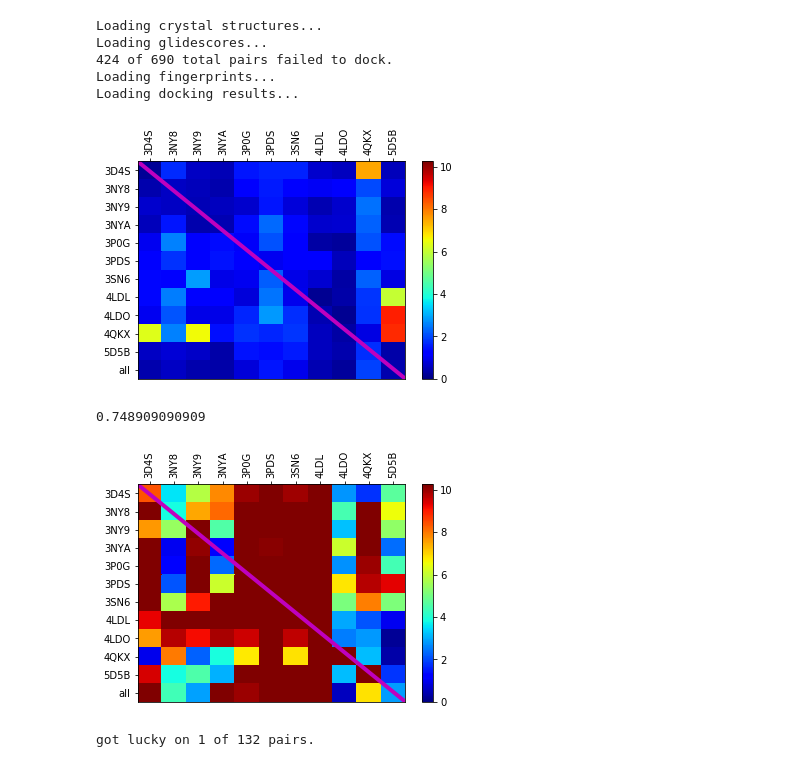
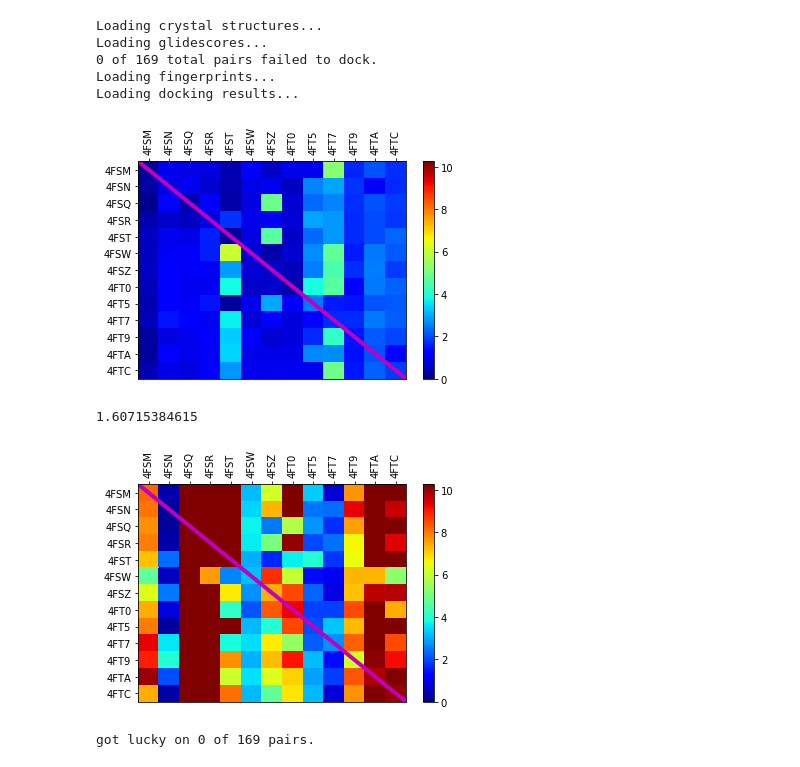
Before and after one commit to orangese/combind_multistruct_benchmarking, a Jupyter notebook: notebooks/main.ipynb, the cells around one changed output. Cells and saved outputs as stored; diff of their text form; code cells hidden in the pictures.

Commit message:
updated notebooks and plotting tools

```diff
--- a/notebooks/main.ipynb
+++ b/notebooks/main.ipynb
@@ -16,5 +17,5 @@ from optimize import Scores
 # %%
-receptor = 'TRMD'#AR B2AR CDK2 CHK1 HSP90 LPXC TRMD
+receptor = 'CHK1'#AR B2AR CDK2 CHK1 HSP90 LPXC TRMD
 
 data_set_dir = '/scratch/PI/rondror/docking_data/'+receptor+'/'
 
@@ -43,45 +44,45 @@ xdocking_fp_dir = data_set_dir + '/ifp/xglide_ifp_2/'
 # %% [output]
 Loading crystal structures...
 Loading glidescores...
-424 of 690 total pairs failed to dock.
+0 of 169 total pairs failed to dock.
 Loading fingerprints...
 Loading docking results...
 # %%
 ## STEP 2:
 ## visualize docking results
 
 # in the heatmaps, each row is a structure and each column is a ligand
 
 ligs = sorted(all_xglides.keys())#['4LDL','4LDO','4QKX'] # ['3P0G','4LDL','4LDO','4QKX','3PDS']
 structs = []
 for l in ligs:
     structs.extend([i for i in all_xglides[l] if i not in structs])
 structs.sort()
 
 n = 25
 
 xglides = {l:{s:all_xglides[l][s] for s in all_xglides[l] if s in structs} for l in all_xglides if l in ligs}
 xcrystals = {s:all_xcrystals[s] for s in all_xcrystals}
 
-all_poses = refine_poses(xglides, require_fp=False)
-for lig in ligs:
-    xglides[lig]['all'] = Ligand(None)
-    xglides[lig]['all'].poses = {i:all_poses[lig][i] for i in range(len(all_poses[lig]))}
+#all_poses = refine_poses(xglides, require_fp=False)
+#for lig in ligs:
+#    xglides[lig]['all'] = Ligand(None)
+#    xglides[lig]['all'].poses = {i:all_poses[lig][i] for i in range(len(all_poses[lig]))}
 
-structs.append('all')
+#structs.append('all')
 
 get_ipython().magic(u'matplotlib inline')
 
 best_rmsd_matrix = get_docking_stats(ligs, structs, xglides, n, lambda x: np.min(x) if x != [] else np.nan)
 heatmap(best_rmsd_matrix, ligs, structs)
 print np.nanmean(best_rmsd_matrix[-1][:])
 
 var_mat = get_docking_stats(ligs, structs, xglides, n, lambda x: np.var(x) if x != [] else np.nan)
 heatmap(var_mat, ligs, structs)
 
 helpfully_frozen(ligs, structs, xglides, n)
 # %% [output]
-[figure, old version]
+[figure, new version]
-0.748909090909
+1.60715384615
-[figure, old version]
+[figure, new version]
-got lucky on 1 of 132 pairs.
+got lucky on 0 of 169 pairs.
```
Also changed, not shown: parts of 11 cells of this notebook, 5 other files.
